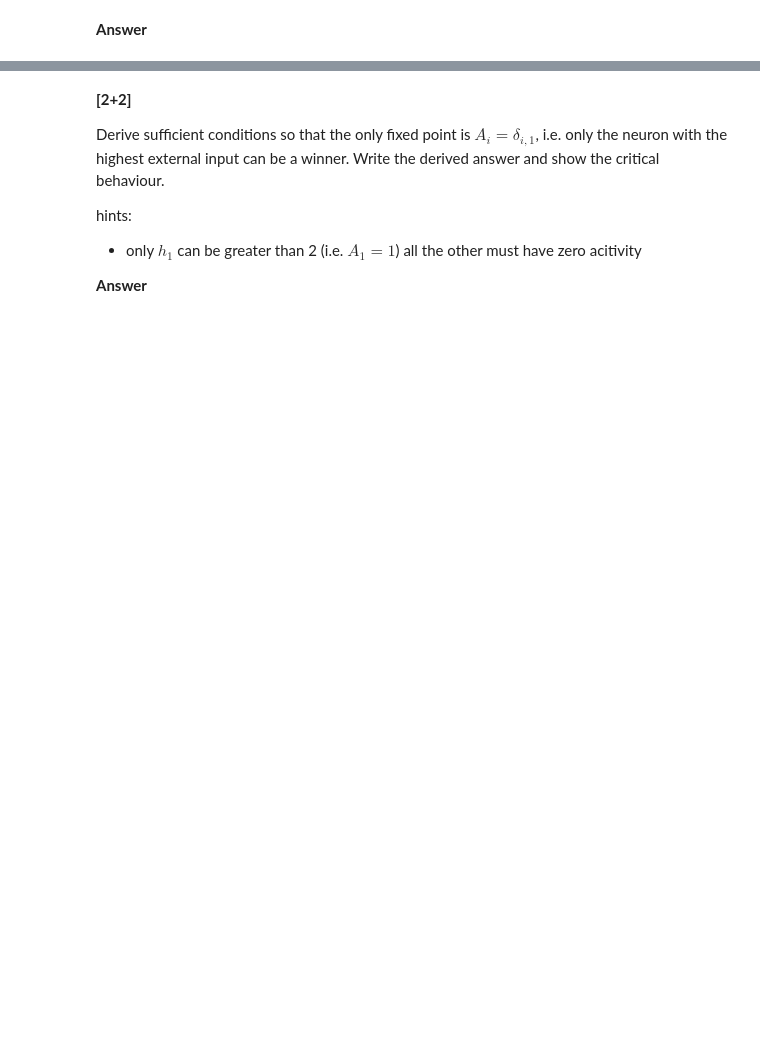
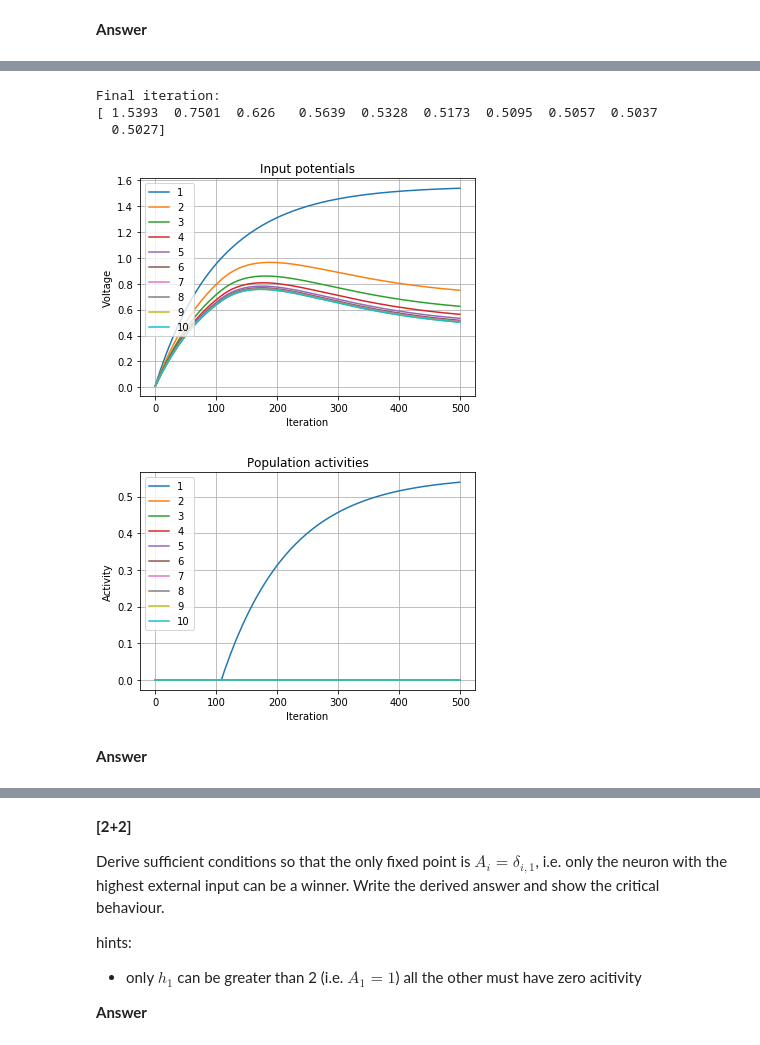
Before and after one commit to marcoabrate/biologicalmodelingofnn, a Jupyter notebook: project3/Ex3_firstName_lastName_0000.ipynb, the cells around one changed output, grey strips where cells are left out. Saved outputs shown, nothing was run; the diff lists cells and outputs as text; code cells hidden in the pictures; blank space fills up the shorter version.

```diff
--- a/project3/Ex3_firstName_lastName_0000.ipynb
+++ b/project3/Ex3_firstName_lastName_0000.ipynb
@@ -632,0 +754,12 @@ justify your answer by the means of plots.
+# %%
+alpha = 1
+w0 = 0.1
+dic_evolution = simulate_network(N_neuron, N_iter, alpha, w0, eta, h, h_ext, plot_pot=True)
+# %% [output]
+Final iteration:
+[ 1.5393  0.7501  0.626   0.5639  0.5328  0.5173  0.5095  0.5057  0.5037
+  0.5027]
+[figure, added]
+[figure, added]
+# %% [markdown]
+**Answer**
```
Also changed, not shown: parts of 53 cells of this notebook.
